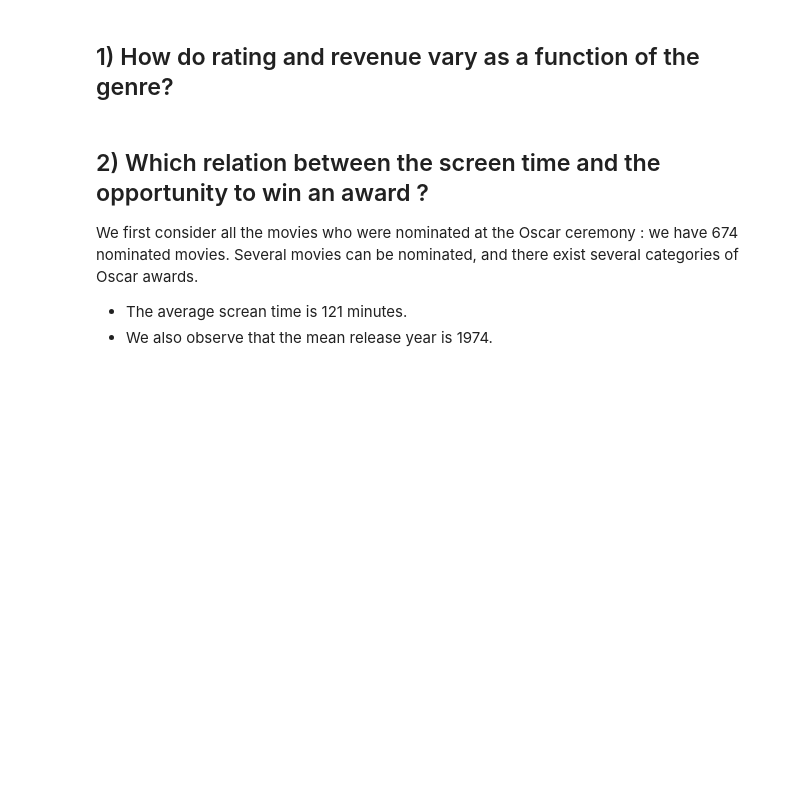
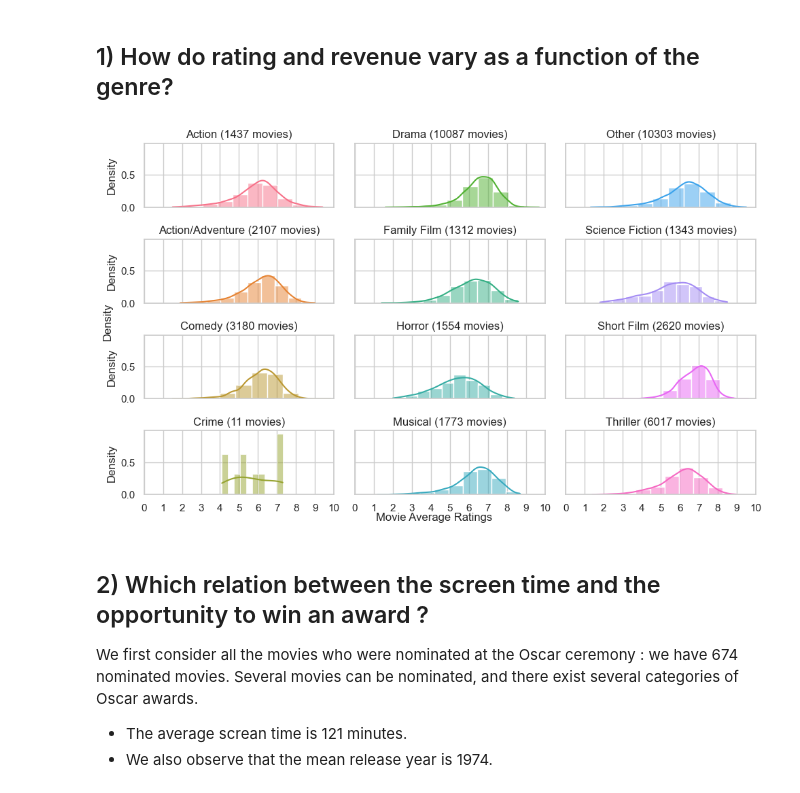
Before and after one commit to epfl-ada/ada-2023-project-bavmaresearch, a Jupyter notebook: Code/analysis_milestone_2.ipynb, the cells around one changed output. Drawn from its saved outputs; the diff is of its cells as text; code cells hidden in the pictures; blank space fills up the shorter version.

Commit message:
add multiplot by genre

```diff
--- a/Code/analysis_milestone_2.ipynb
+++ b/Code/analysis_milestone_2.ipynb
@@ -31,5 +33,40 @@ df_movie.head()
 # %% [markdown]
 ## 1) How do rating and revenue vary as a function of the genre?
+# %%
+# Calculate stats by genre and normalize by the number of movies
+stats_by_genre = df_movie.groupby('Top_genres').apply(lambda x: pd.Series({
+    'rating': x['averageRating'].values,
+    'num_movies': len(x)
+}))
+
+# Create subplots with Seaborn for better aesthetics
+fig, ax = plt.subplots(4, 3, figsize=(10, 6), sharey=True, sharex=True)
+
+# Define a color palette for each genre
+palette = sns.color_palette("husl", n_colors=len(stats_by_genre))
+
+for i, (genre, data) in enumerate(stats_by_genre.iterrows()):
+    sbplt = ax[i % 4, math.floor(i / 4)]
+
+    # Histogram with normalization by the number of movies and different colors for each genre
+    sns.histplot(data['rating'], bins=10, kde=True, ax=sbplt, stat='density', color=palette[i])
+
+    sbplt.set_title(f'{genre} ({data["num_movies"]} movies)')
+    sbplt.set_xlim(0, 10)  # Set x-axis limits
+
+    # Add x-axis values on all scores
+    x_ticks = [tick for tick in range(11)]
+    sbplt.set_xticks(x_ticks)
+
+fig.tight_layout()
+
+# Set overall labels
+fig.text(0.5, 0.02, "Movie Average Ratings", ha='center', va='center')
+fig.text(0.02, 0.5, "Density", ha='center', va='center', rotation='vertical')
+
+plt.show()
+# %% [output]
+[figure, added]
 # %% [markdown]
 ## 2) Which relation between the screen time and the opportunity to win an award ?
 
```
Also changed, not shown: parts of 13 cells of this notebook, 1 other file.
